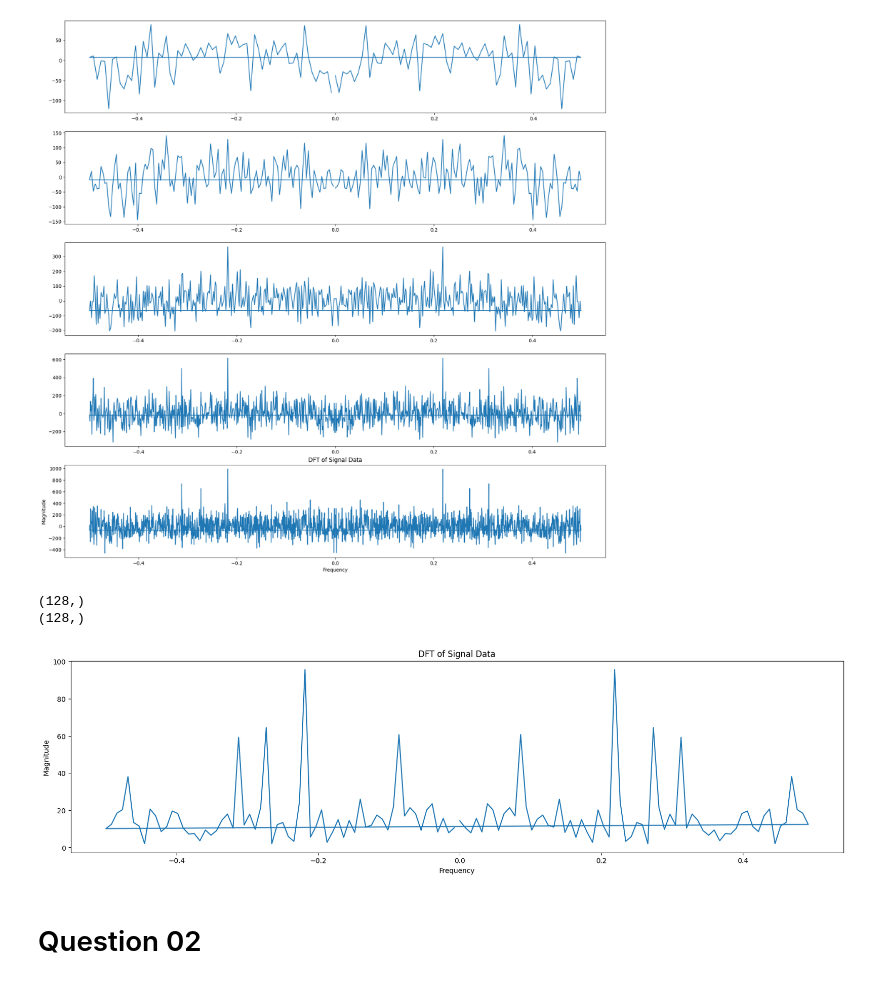
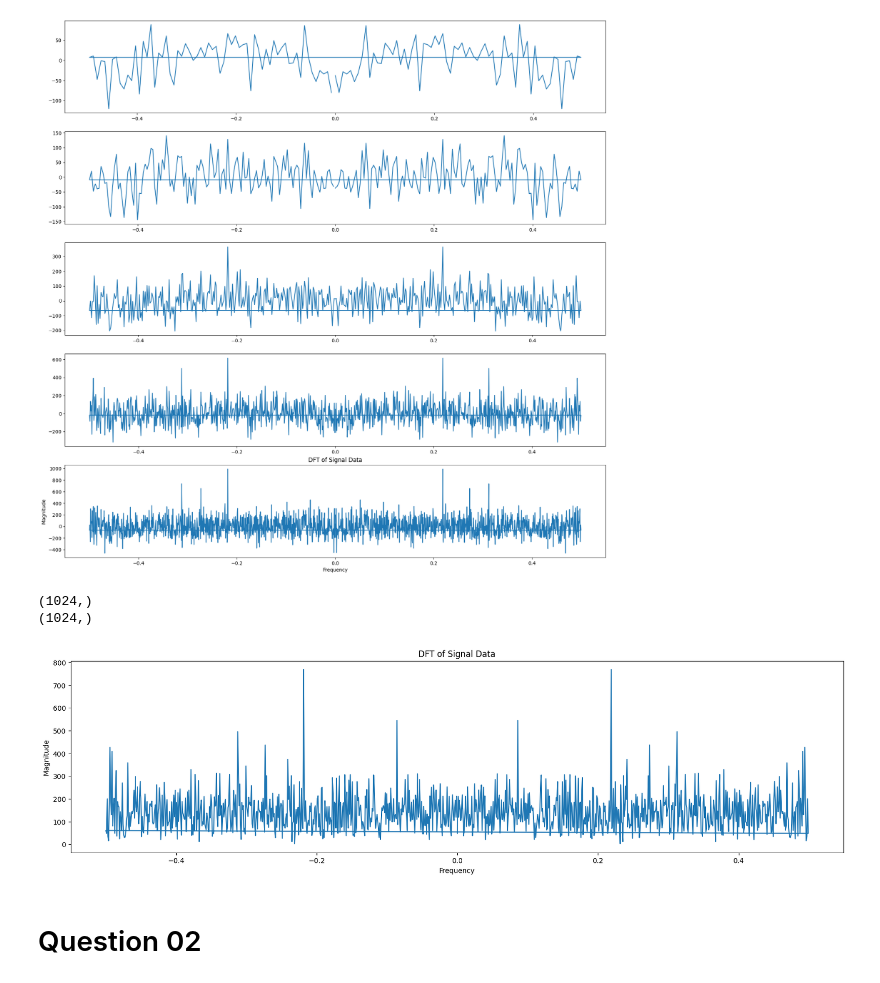
Before and after one commit to Vgr20/EN_3551_Assignment_01, a Jupyter notebook: Assignment.ipynb, the cells around one changed output. Saved outputs shown, nothing was run; the diff lists cells and outputs as text; code cells hidden in the pictures.

```diff
--- a/Assignment.ipynb
+++ b/Assignment.ipynb
@@ -83,43 +83,45 @@ plt.show()
 [figure]
 # %%
 import numpy as np
+
+
 
 # Create an example array of 1792 samples
 original_array = data
 
 # Define the sub-sample size
-subsample_size = 128
+subsample_size = 1024
 
 # Calculate the number of sub-samples
 num_subsamples = len(original_array) // subsample_size
 
 # Split the original array into sub-samples
 subsamples = [original_array[i * subsample_size:(i + 1) * subsample_size] for i in range(num_subsamples)]
 
 
 # apply fft for each sub-sample
 
 dft_result_sub_samples = np.fft.fft(subsamples)
 
 # Compute the frequency bins corresponding to the DFT
 frequency_bins_sub_samples = np.fft.fftfreq(len(subsamples[0]))
 
 average_dft = np.mean(dft_result_sub_samples, axis=0)
 
 print(average_dft.shape)
 print(frequency_bins_sub_samples.shape)
 
 # Visualize the magnitude of the DFT result
 fig,ax = plt.subplots(figsize=(20,5))
 ax.plot(frequency_bins_sub_samples, np.abs(average_dft))
 plt.xlabel('Frequency')
 plt.ylabel('Magnitude')
 plt.title('DFT of Signal Data')
 plt.show()
 # %% [output]
-(128,)
-(128,)
+(1024,)
+(1024,)
-[figure, old version]
+[figure, new version]
 # %% [markdown]
 # Question 02
 # %%
```
